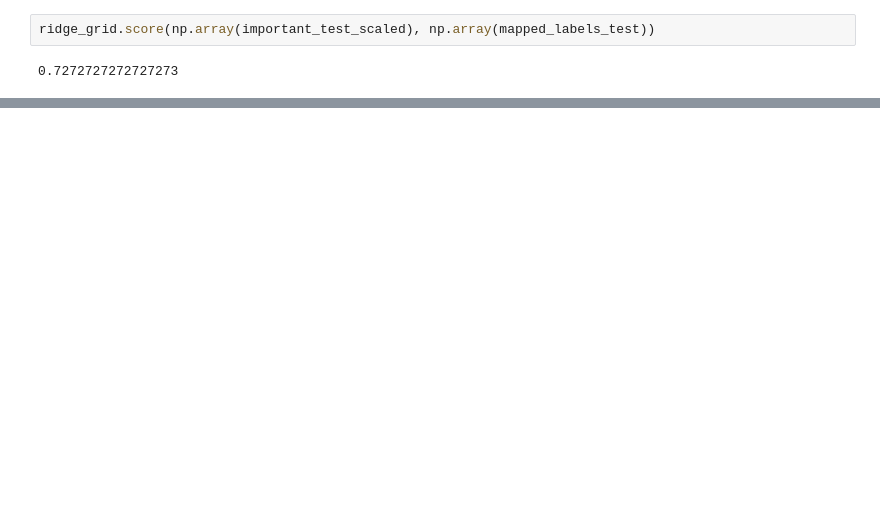
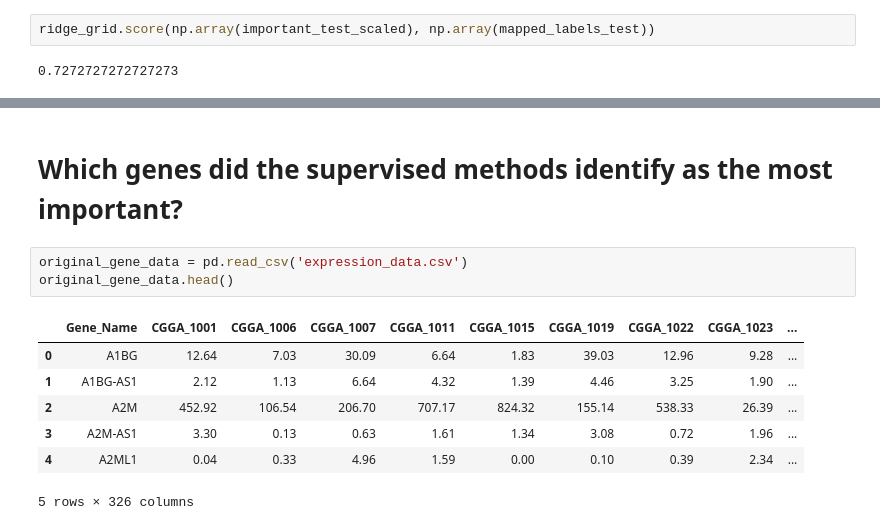
Before and after one commit to dsikka/Comp_Genomics, a Jupyter notebook: supervised_methods.ipynb, the cells around one changed output, grey strips where cells are left out. Drawn from its saved outputs; the diff is of its cells as text; blank space fills up the shorter version.

```diff
--- a/supervised_methods.ipynb
+++ b/supervised_methods.ipynb
@@ -214,0 +826,13 @@ ridge_grid.score(np.array(important_test_scaled), np.array(mapped_labels_test))
+# %% [markdown]
+# Which genes did the supervised methods identify as the most important?
+# %%
+original_gene_data = pd.read_csv('expression_data.csv')
+original_gene_data.head()
+# %% [output]
+|  | Gene_Name | CGGA_1001 | CGGA_1006 | CGGA_1007 | CGGA_1011 | CGGA_1015 | CGGA_1019 | CGGA_1022 | CGGA_1023 | ... |
+| 0 | A1BG | 12.64 | 7.03 | 30.09 | 6.64 | 1.83 | 39.03 | 12.96 | 9.28 | ... |
+| 1 | A1BG-AS1 | 2.12 | 1.13 | 6.64 | 4.32 | 1.39 | 4.46 | 3.25 | 1.90 | ... |
+| 2 | A2M | 452.92 | 106.54 | 206.70 | 707.17 | 824.32 | 155.14 | 538.33 | 26.39 | ... |
+| 3 | A2M-AS1 | 3.30 | 0.13 | 0.63 | 1.61 | 1.34 | 3.08 | 0.72 | 1.96 | ... |
+| 4 | A2ML1 | 0.04 | 0.33 | 4.96 | 1.59 | 0.00 | 0.10 | 0.39 | 2.34 | ... |
+5 rows × 326 columns
```
Also changed, not shown: parts of 114 cells of this notebook.
